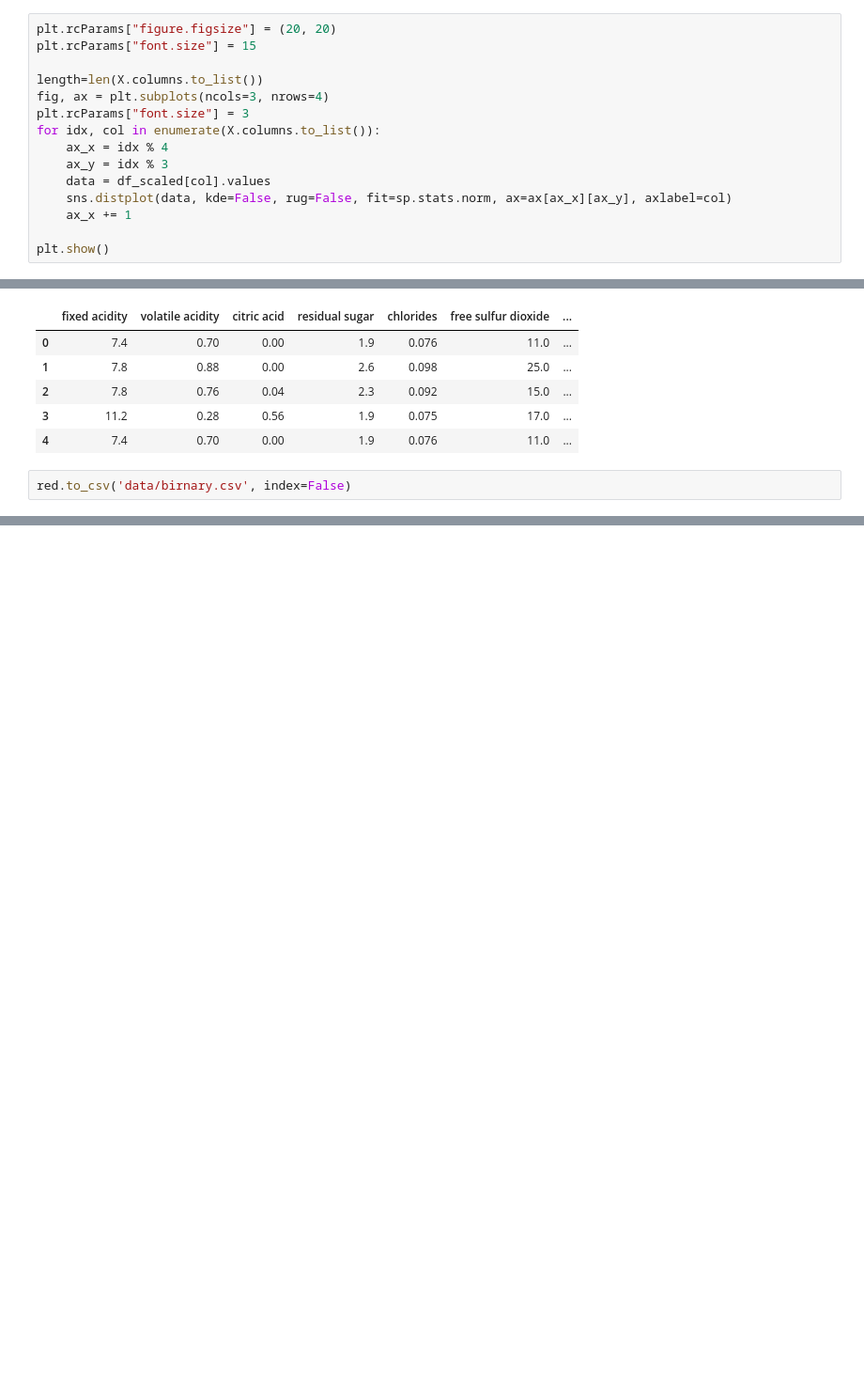
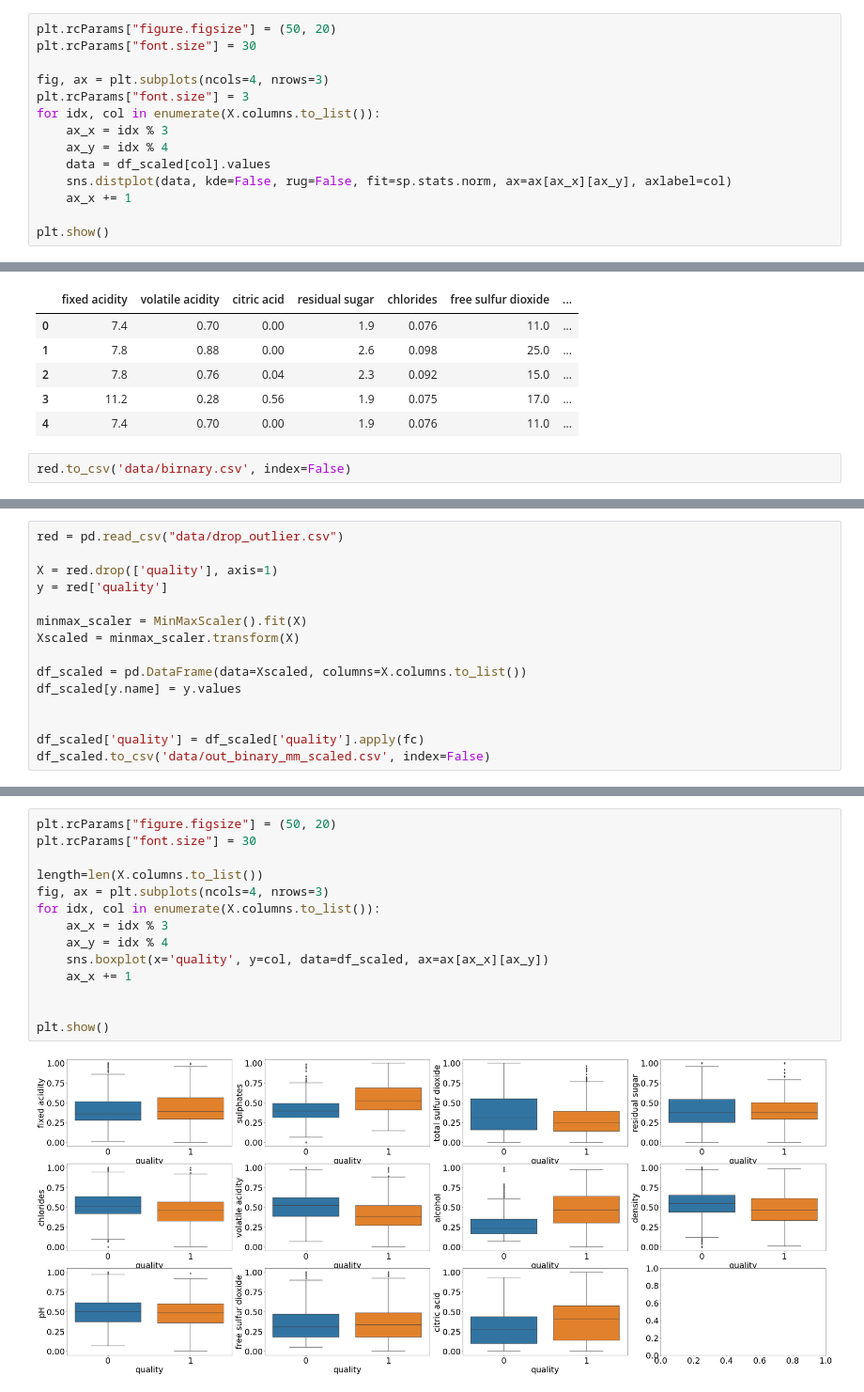
Before and after one commit to sohyeondian/red_wine, a Jupyter notebook: 00. red wine_kaggle.ipynb, the cells around one changed output, grey strips where cells are left out. Shown at 94% size. Cells and saved outputs as stored; diff of their text form; blank space fills up the shorter version.

```diff
--- a/00. red wine_kaggle.ipynb
+++ b/00. red wine_kaggle.ipynb
@@ -329,13 +395,12 @@ plt.show()
 # %%
-plt.rcParams["figure.figsize"] = (20, 20)
-plt.rcParams["font.size"] = 15
+plt.rcParams["figure.figsize"] = (50, 20)
+plt.rcParams["font.size"] = 30
 
-length=len(X.columns.to_list())
-fig, ax = plt.subplots(ncols=3, nrows=4)
+fig, ax = plt.subplots(ncols=4, nrows=3)
 plt.rcParams["font.size"] = 3
 for idx, col in enumerate(X.columns.to_list()):
-    ax_x = idx % 4
-    ax_y = idx % 3
+    ax_x = idx % 3
+    ax_y = idx % 4
     data = df_scaled[col].values
     sns.distplot(data, kde=False, rug=False, fit=sp.stats.norm, ax=ax[ax_x][ax_y], axlabel=col)
     ax_x += 1
@@ -415,0 +499,15 @@ red.to_csv('data/birnary.csv', index=False)
+# %%
+red = pd.read_csv("data/drop_outlier.csv")
+
+X = red.drop(['quality'], axis=1)
+y = red['quality']
+
+minmax_scaler = MinMaxScaler().fit(X)
+Xscaled = minmax_scaler.transform(X)
+
+df_scaled = pd.DataFrame(data=Xscaled, columns=X.columns.to_list())
+df_scaled[y.name] = y.values
+
+
+df_scaled['quality'] = df_scaled['quality'].apply(fc)
+df_scaled.to_csv('data/out_binary_mm_scaled.csv', index=False)
@@ -415,0 +530,16 @@ red.to_csv('data/birnary.csv', index=False)
+# %%
+plt.rcParams["figure.figsize"] = (50, 20)
+plt.rcParams["font.size"] = 30
+
+length=len(X.columns.to_list())
+fig, ax = plt.subplots(ncols=4, nrows=3)
+for idx, col in enumerate(X.columns.to_list()):
+    ax_x = idx % 3
+    ax_y = idx % 4
+    sns.boxplot(x='quality', y=col, data=df_scaled, ax=ax[ax_x][ax_y])
+    ax_x += 1
+
+
+plt.show()
+# %% [output]
+[figure, added]
```
Also changed, not shown: parts of 20 cells of this notebook, 16 other files.
